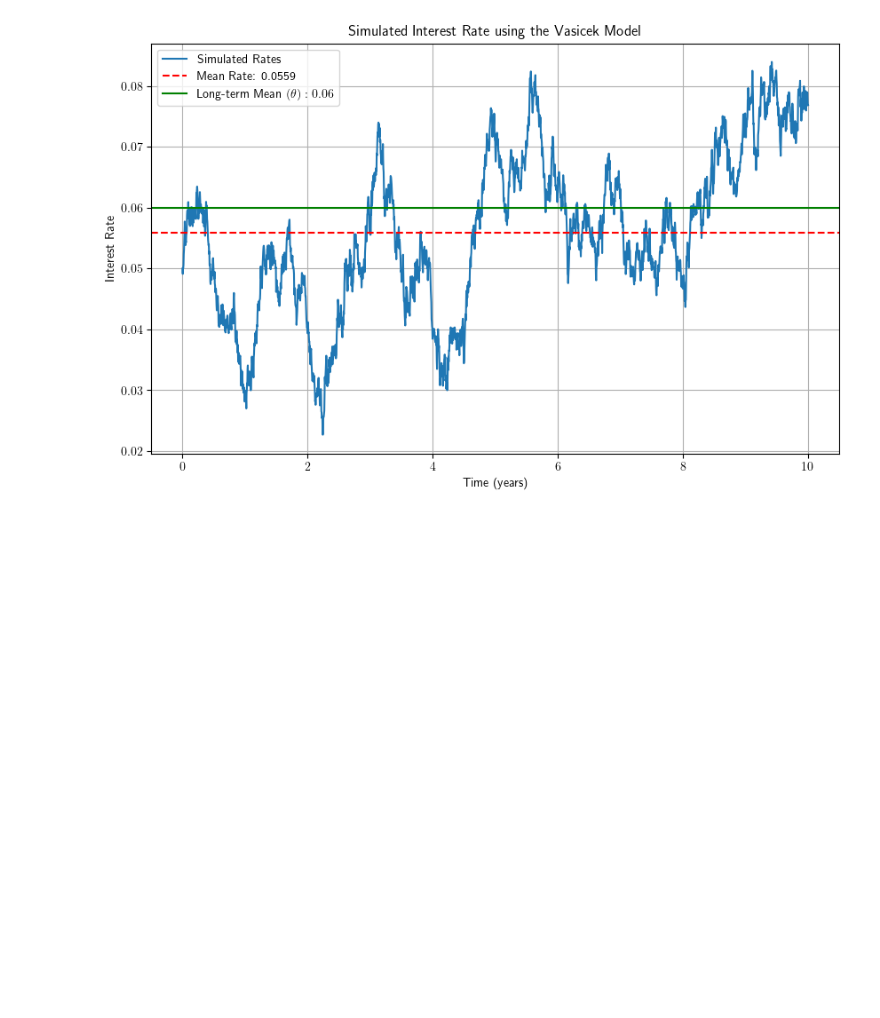
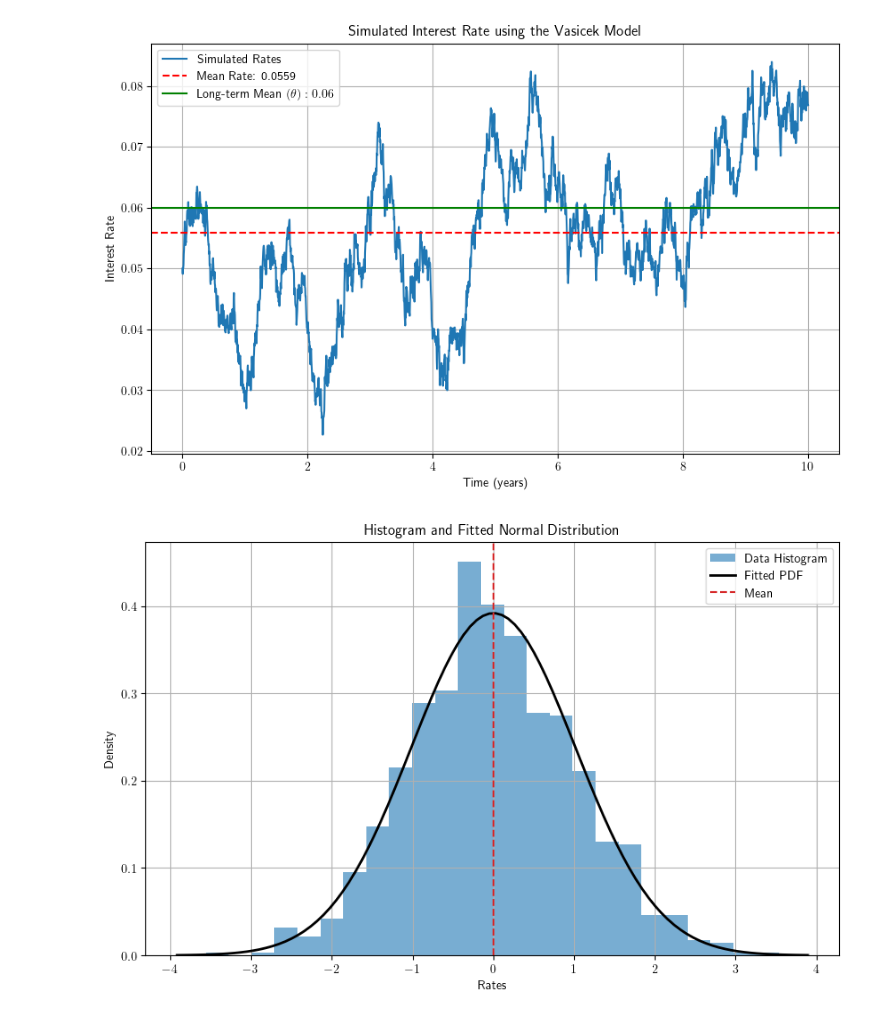
Before and after one commit to NannaOhrt/master_thesis, a Jupyter notebook: main/code/vasicek_short_rate.ipynb, the cells around one changed output. Drawn from its saved outputs; the diff is of its cells as text; code cells hidden in the pictures; blank space fills up the shorter version.

Commit message:
hist plot rates

```diff
--- a/main/code/vasicek_short_rate.ipynb
+++ b/main/code/vasicek_short_rate.ipynb
@@ -69,3 +64,43 @@ plt.show()
 plt.close()
 # %% [output]
 [figure]
+# %%
+
+
+# Sample data
+data = np.random.normal(loc=0, scale=1, size=1000)
+
+# Fit a normal distribution to the data
+mu, std = norm.fit(rates)
+
+# Setting up the plot with specified dimensions and grid
+plt.figure(figsize=(10, 6))
+plt.hist(rates, bins=25, density=True, alpha=0.6, color='tab:blue', label='Data Histogram')
+
+# Plot the probability density function (PDF) of the fitted normal distribution
+xmin, xmax = plt.xlim()
+x = np.linspace(xmin, xmax, 100)
+p = norm.pdf(x, mu, std)
+plt.plot(x, p, 'k', linewidth=2, label='Fitted PDF')
+
+# Add a vertical line at the mean of the data
+plt.axvline(np.mean(rates), color='tab:red', linestyle='--', label='Mean')
+
+# Adding labels, title, and grid to the plot
+plt.xlabel('Rates')
+plt.ylabel('Density')
+plt.title('Histogram and Fitted Normal Distribution')
+plt.legend()  # Show legend to differentiate plotted lines
+plt.grid(True)  # Enable grid
+
+# Saving the plot to files
+plt.savefig("/Users/nannaingemannohrt/Desktop/master_thesis/main/plots/NormalDistributionPlot.pdf")  # Save as PDF
+plt.savefig("/Users/nannaingemannohrt/Desktop/master_thesis/main/plots/NormalDistributionPlot.png")  # Save as PNG
+
+# Display the plot
+plt.show()
+plt.close()
+
+# Remember to uncomment plt.show() to display the plot when running in a local or appropriate environment.
+# %% [output]
+[figure, added]
```
Also changed, not shown: parts of 1 cell of this notebook, 5 other files.
